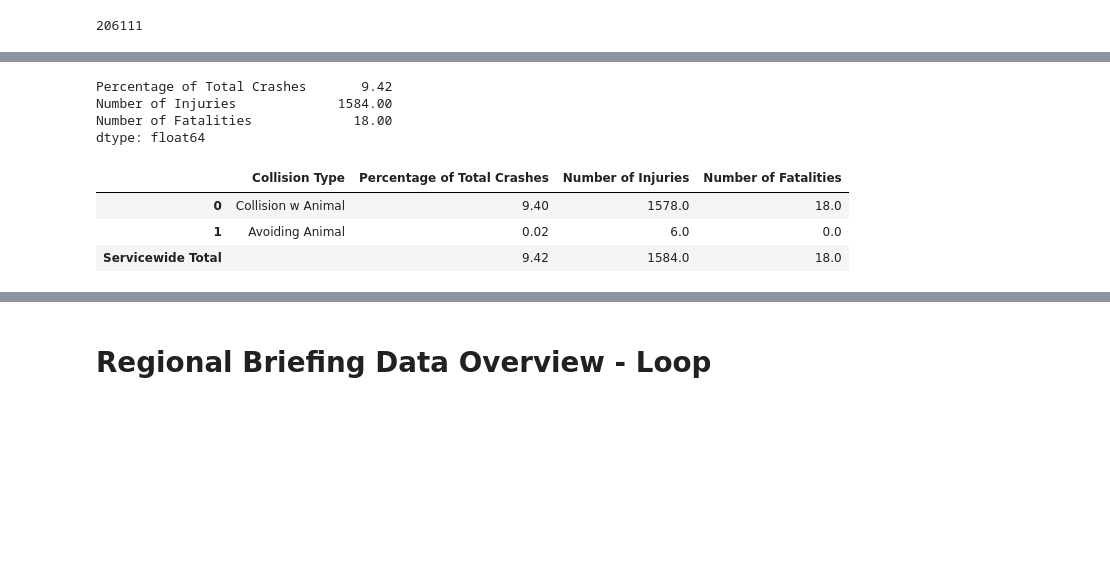
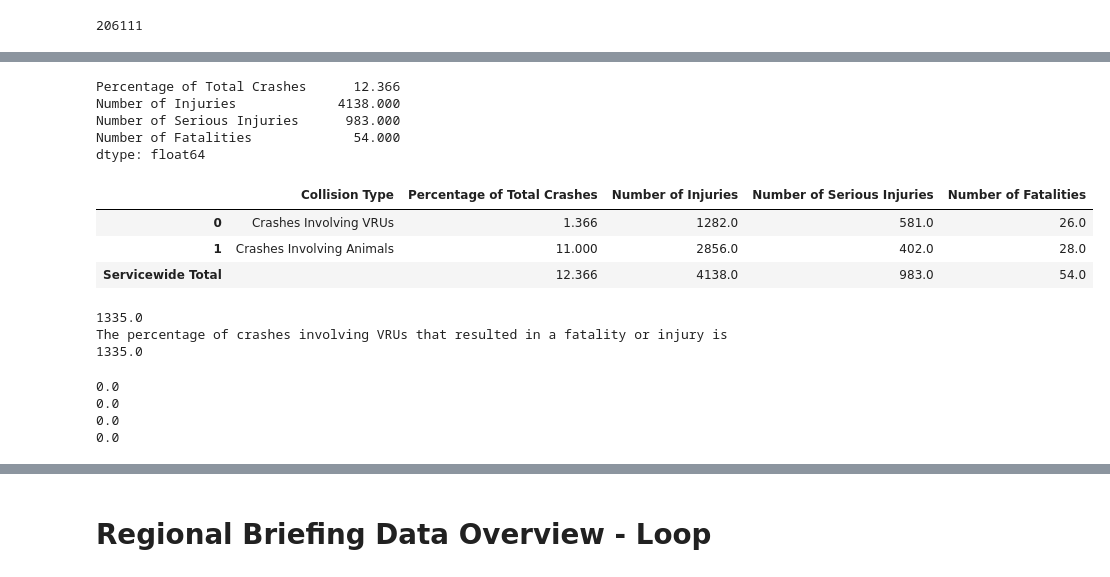
Before and after one commit to VolpeUSDOT/NPS-Region-Crash-Briefing, a Jupyter notebook: data analysis notebooks/Test Run of Automated Python Reports - Smitha .ipynb, the cells around one changed output, grey strips where cells are left out. Cells and saved outputs as stored; diff of their text form; code cells hidden in the pictures; blank space fills up the shorter version.

Commit message:
Updates to National Briefing

```diff
--- a/data analysis notebooks/Test Run of Automated Python Reports - Smitha .ipynb
+++ b/data analysis notebooks/Test Run of Automated Python Reports - Smitha .ipynb
@@ -129,4 +151,4 @@ avoiding_animal_percentage
 # %%
-numinjuries_avoidinganimals = avoidinganimals['Num_Injuries'].sum()
-print(numinjuries_avoidinganimals)
+numinjuries_VRU = VRU['Num_Injuries'].sum()
+print(numinjuries_VRU)
 # %% [output]
@@ -136,4 +158,4 @@ print(numinjuries_avoidinganimals)
 # %%
-numfatalities_avoidinganimals = avoidinganimals['Num_Fatalities'].sum()
-print(numfatalities_avoidinganimals)
+numfatalities_VRU = VRU['Num_Fatalities'].sum()
+print(numfatalities_VRU)
 # %% [output]
@@ -140,0 +163,3 @@ print(numfatalities_avoidinganimals)
+# %%
+seriousinjuries_VRU = VRU['Incapacitating Injury'].sum()
+print(seriousinjuries_VRU)
@@ -143,6 +170,5 @@ print(numfatalities_avoidinganimals)
 # %%
-#How do I compute sub-totals?
-nationaldata= {'Collision Type': ['Collision w Animal','Avoiding Animal'], 'Percentage of Total Crashes': [collision_with_animal_percentage,avoiding_animal_percentage], 'Number of Injuries':[numinjuries_collisionwanimals, numinjuries_avoidinganimals], 'Number of Fatalities':[numfatalities_collisionwanimals,numfatalities_avoidinganimals]}
+nationaldata= {'Collision Type': ['Crashes Involving VRUs','Crashes Involving Animals'], 'Percentage of Total Crashes': [VRU_percentage,involveanimal_percentage], 'Number of Injuries':[numinjuries_VRU, numinjuries_involveanimal], 'Number of Serious Injuries':[seriousinjuries_VRU, seriousinjuries_involveanimals], 'Number of Fatalities':[numfatalities_VRU,numfatalities_involveanimal]}
 # %%
 df5 = pd.DataFrame(nationaldata)
 # %%
@@ -158,16 +184,40 @@ print(df5)
 # %%
 #Calculate Grant Total to Table
-df5[['Percentage of Total Crashes', 'Number of Injuries', 'Number of Fatalities']].sum()
+df5[['Percentage of Total Crashes', 'Number of Injuries', 'Number of Serious Injuries', 'Number of Fatalities']].sum()
 # %% [output]
-Percentage of Total Crashes       9.42
-Number of Injuries             1584.00
-Number of Fatalities             18.00
+Percentage of Total Crashes      12.366
+Number of Injuries             4138.000
+Number of Serious Injuries      983.000
+Number of Fatalities             54.000
 dtype: float64
 # %%
 #Add Grand Totals to Table
-df5.append(df5[['Percentage of Total Crashes', 'Number of Injuries', 'Number of Fatalities']].sum().rename('Servicewide Total')).fillna('')
+df5.append(df5[['Percentage of Total Crashes', 'Number of Injuries', 'Number of Serious Injuries', 'Number of Fatalities']].sum().rename('Servicewide Total')).fillna('')
 # %% [output]
-|  | Collision Type | Percentage of Total Crashes | Number of Injuries | Number of Fatalities |
-| 0 | Collision w Animal | 9.40 | 1578.0 | 18.0 |
-| 1 | Avoiding Animal | 0.02 | 6.0 | 0.0 |
-| Servicewide Total |  | 9.42 | 1584.0 | 18.0 |
+|  | Collision Type | Percentage of Total Crashes | Number of Injuries | Number of Serious Injuries | Number of Fatalities |
+| 0 | Crashes Involving VRUs | 1.366 | 1282.0 | 581.0 | 26.0 |
+| 1 | Crashes Involving Animals | 11.000 | 2856.0 | 402.0 | 28.0 |
+| Servicewide Total |  | 12.366 | 4138.0 | 983.0 | 54.0 |
+# %%
+#% of crashes involving VRUs that resulted in a fatality OR injury
+injuryorfatality_VRU = VRU['Injury or Fatal'].sum()
+print(injuryorfatality_VRU)
+print("The percentage of crashes involving VRUs that resulted in a fatality or injury is", injuryorfatality_VRU)
+# %% [output]
+1335.0
+The percentage of crashes involving VRUs that resulted in a fatality or injury is 1335.0
+# %%
+#The following were excluded from the graph because there are no crashes found at the posted speeds
+VRU_60 = VRU['60_mph'].sum()
+print(VRU_60)
+VRU_65 = VRU['65_mph'].sum()
+print(VRU_65)
+VRU_70 = VRU['70_mph'].sum()
+print(VRU_70)
+VRU_75 = VRU['75_mph'].sum()
+print(VRU_75)
+# %% [output]
+0.0
+0.0
+0.0
+0.0
```
Also changed, not shown: parts of 30 cells of this notebook.
